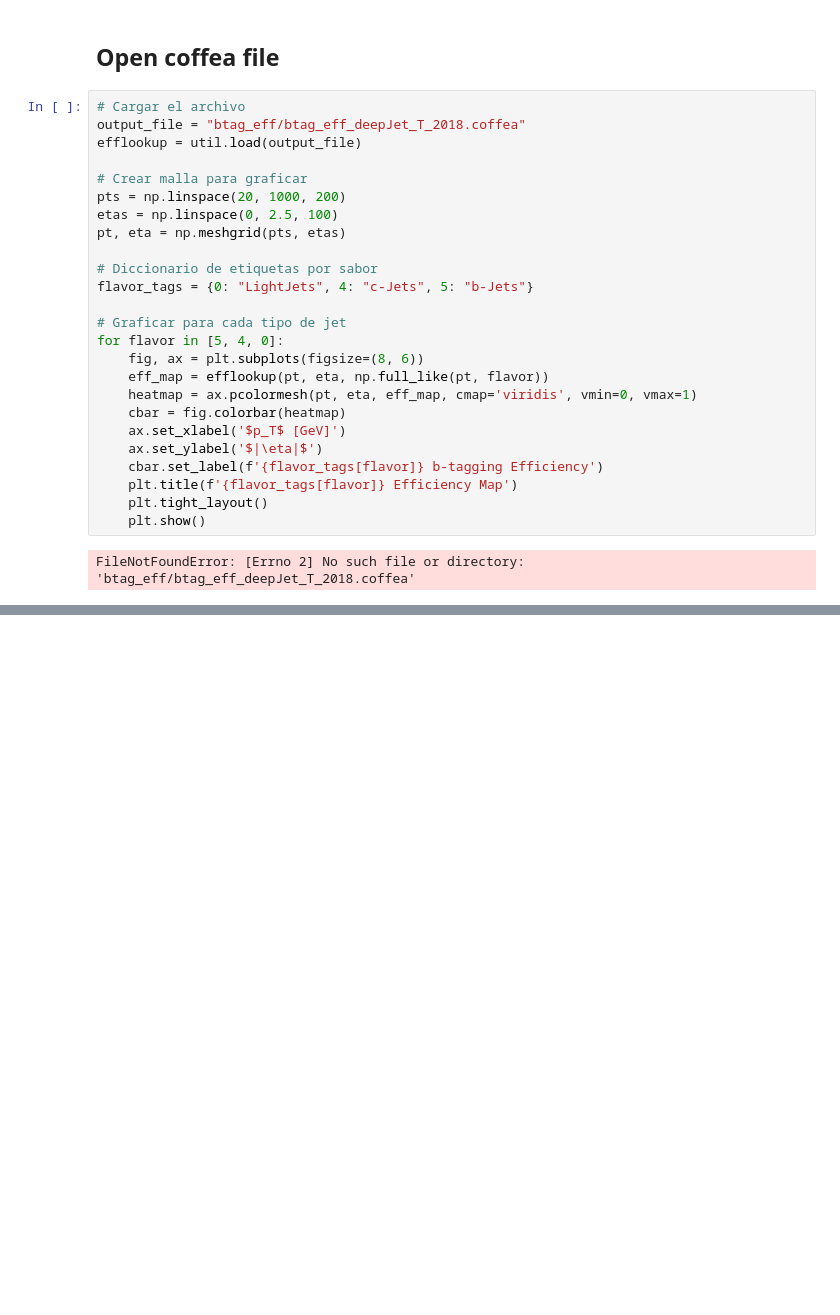
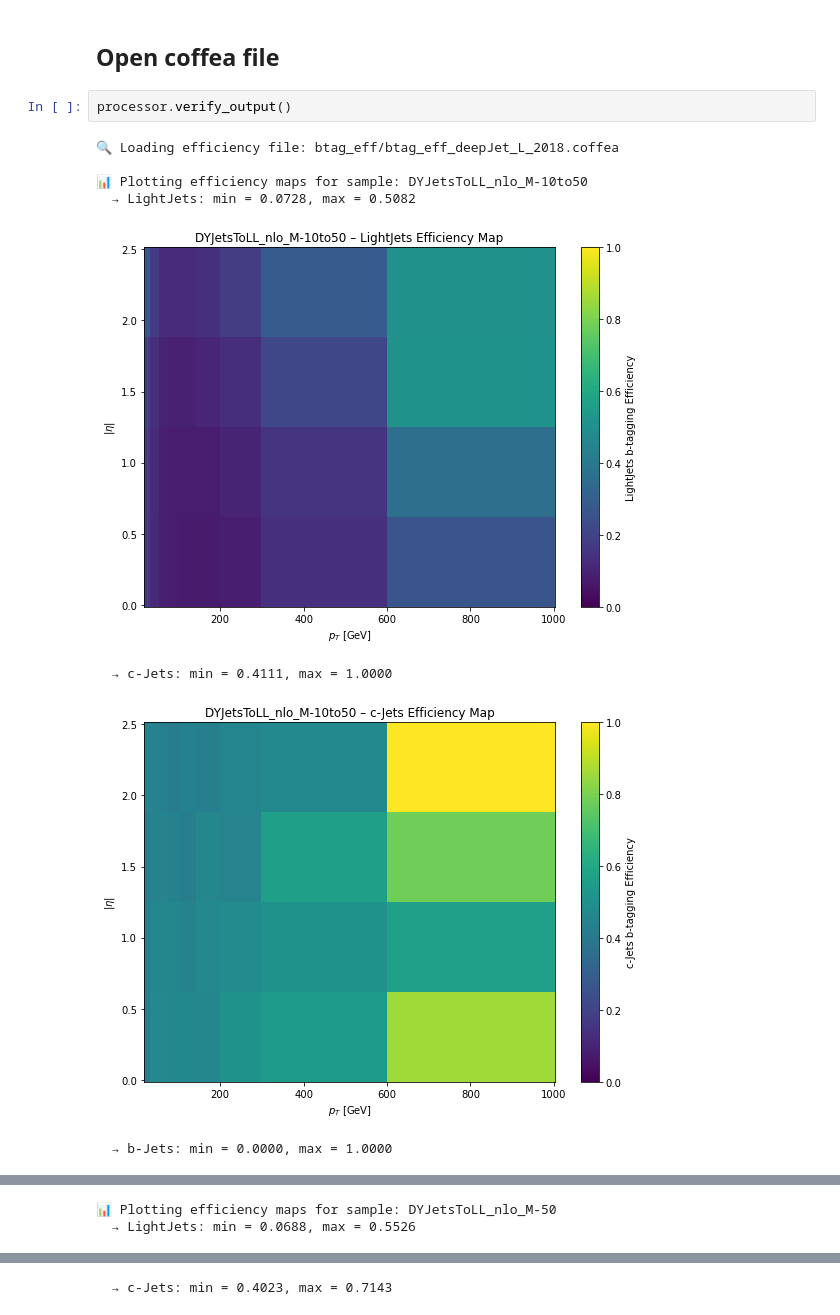
Before and after one commit to jreyesv063/Plotter, a Jupyter notebook: eff_btag.ipynb, the cells around one changed output, grey strips where cells are left out. Saved outputs shown, nothing was run; the diff lists cells and outputs as text; blank space fills up the shorter version.

```diff
--- a/eff_btag.ipynb
+++ b/eff_btag.ipynb
@@ -81,29 +51,13 @@ util.save(efflookup, output_file)
 # %% [markdown]
 ## Open coffea file
-# %%
-# Cargar el archivo
-output_file = "btag_eff/btag_eff_deepJet_T_2018.coffea"
-efflookup = util.load(output_file)
-
-# Crear malla para graficar
-pts = np.linspace(20, 1000, 200)
-etas = np.linspace(0, 2.5, 100)
-pt, eta = np.meshgrid(pts, etas)
-
-# Diccionario de etiquetas por sabor
-flavor_tags = {0: "LightJets", 4: "c-Jets", 5: "b-Jets"}
-
-# Graficar para cada tipo de jet
-for flavor in [5, 4, 0]:
-    fig, ax = plt.subplots(figsize=(8, 6))
-    eff_map = efflookup(pt, eta, np.full_like(pt, flavor))
-    heatmap = ax.pcolormesh(pt, eta, eff_map, cmap='viridis', vmin=0, vmax=1)
-    cbar = fig.colorbar(heatmap)
-    ax.set_xlabel('$p_T$ [GeV]')
-    ax.set_ylabel('$|\eta|$')
-    cbar.set_label(f'{flavor_tags[flavor]} b-tagging Efficiency')
-    plt.title(f'{flavor_tags[flavor]} Efficiency Map')
-    plt.tight_layout()
-    plt.show()
-# %% [output]
-FileNotFoundError: [Errno 2] No such file or directory: 'btag_eff/btag_eff_deepJet_T_2018.coffea'
+# %%
+processor.verify_output()
+# %% [output]
+🔍 Loading efficiency file: btag_eff/btag_eff_deepJet_L_2018.coffea
+
+📊 Plotting efficiency maps for sample: DYJetsToLL_nlo_M-10to50
+  → LightJets: min = 0.0728, max = 0.5082
+[figure, added]
+  → c-Jets: min = 0.4111, max = 1.0000
+[figure, added]
+  → b-Jets: min = 0.0000, max = 1.0000
@@ -109,0 +65,2 @@ FileNotFoundError: [Errno 2] No such file or directory: 'btag_eff/btag_eff_deepJ
+📊 Plotting efficiency maps for sample: DYJetsToLL_nlo_M-50
+  → LightJets: min = 0.0688, max = 0.5526
@@ -109,0 +68 @@ FileNotFoundError: [Errno 2] No such file or directory: 'btag_eff/btag_eff_deepJ
+  → c-Jets: min = 0.4023, max = 0.7143
```
Also changed, not shown: parts of 9 cells of this notebook, 1 other file.
